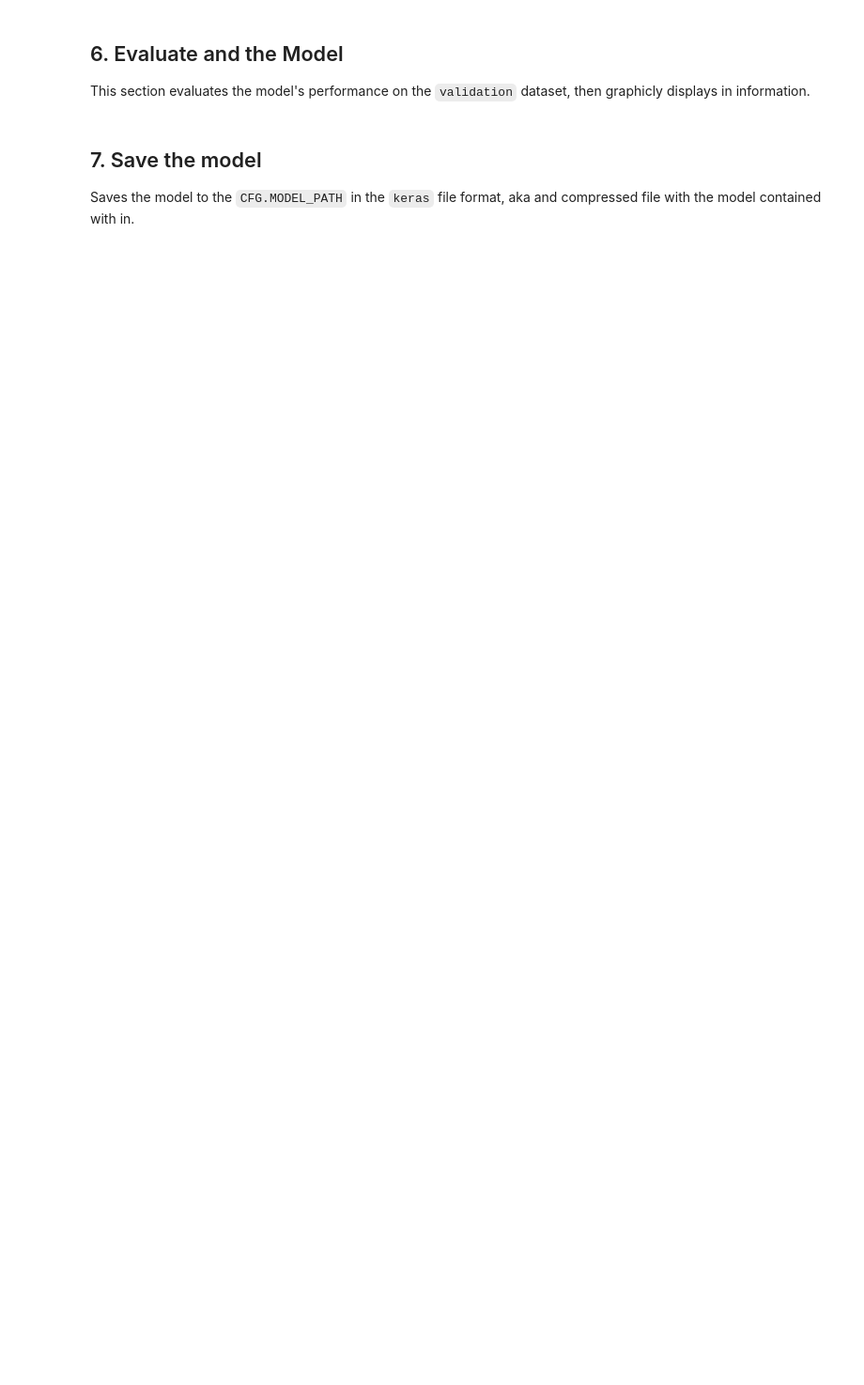
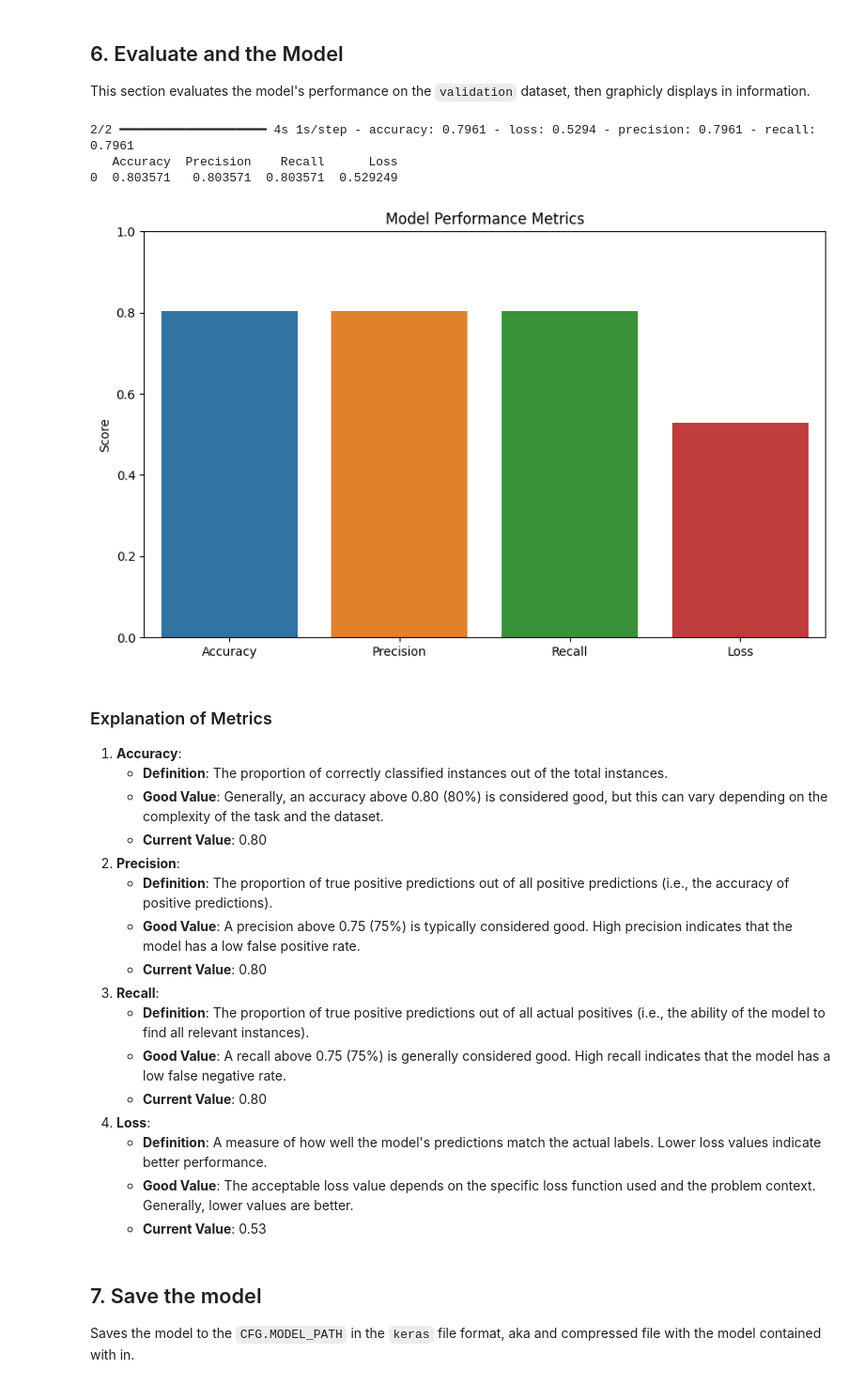
Before and after one commit to denniswhitney2000/isitafriendship, a Jupyter notebook: Build_Friendship_Sloop_Detector_Model.ipynb, the cells around one changed output. Shown at 94% size. Cells and saved outputs as stored; diff of their text form; code cells hidden in the pictures; blank space fills up the shorter version.

Commit message:
now with better recall and precision

```diff
--- a/Build_Friendship_Sloop_Detector_Model.ipynb
+++ b/Build_Friendship_Sloop_Detector_Model.ipynb
@@ -93,6 +93,13 @@ class CFG:
     # Epocs for model training
     NUM_EPOCHS = int(os.environ['NUM_EPOCHS'])
 
+    # Where to save the generated model
     MODEL_PATH = Path(os.environ['MODEL_PATH'])
 
+    # Default image size for the model
+    IMAGE_SIZE = int(os.environ['IMAGE_SIZE'])
+
+    # Generate a random number for the seed
+    SEED = randrange(1000)
+
 pprint.pprint(CFG.__dict__)
@@ -136,7 +305,11 @@ val_gen = datagen.flow_from_directory(
 This section defines the model architecture using the ResNet50 base model with custom classification layers. The base model's layers are frozen to prevent them from being trained and adds multiple metrics.
 # %%
 # Load ResNet50 with pretrained weights and exclude top layers
-base_model = ResNet50(weights='imagenet', include_top=False, input_shape=(img_size, img_size, 3))
+base_model = ResNet50(
+    weights='imagenet',
+    include_top=False,
+    input_shape=(CFG.IMAGE_SIZE, CFG.IMAGE_SIZE, 3)
+)
 
 # Freeze all layers in the base model
 for layer in base_model.layers:
@@ -146,16 +319,21 @@ for layer in base_model.layers:
 x = base_model.output
 x = GlobalAveragePooling2D()(x)
 x = Dense(128, activation='relu')(x)
-x = Dense(1, activation='sigmoid')(x)
+x = Dense(2, activation='softmax')(x)
 print(f'Made: {x}')
 
 # Final model
 model = Model(inputs=base_model.input, outputs=x)
 
 # Compile the model with additional metrics
-model.compile(optimizer='adam',
-              loss='binary_crossentropy',
-              metrics=['accuracy', Precision(), Recall()])
+model.compile(
+    optimizer='adam',
+    loss='binary_crossentropy',
+    metrics=['accuracy', Precision(), Recall()]
+)
 
-# # Debug: Show the model summary
-# model.summary()
+model.fit(
+    train_generator,
+    validation_data = valid_generator,
+    epochs=CFG.NUM_EPOCHS
+)
@@ -197,10 +364,3 @@ This section trains the model using the training and validation data generators.
-# %%
-history = model.fit(
-    train_gen,
-    epochs=CFG.NUM_EPOCHS,
-    validation_data=val_gen
-)
-print(f"Training completed.")
 # %% [markdown]
 ## 6. Evaluate and the Model
 
@@ -212,7 +372,7 @@ import pandas as pd
 from IPython.display import HTML, display
 
 # Evaluate the model
-loss, accuracy, precision, recall = model.evaluate(val_gen)
+loss, accuracy, precision, recall = model.evaluate(valid_generator)
 
 # Create the metrics object
 metrics = {
@@ -249,33 +409,55 @@ def generate_explanation_html(metrics):
             </ul>
         </li>
         <li><strong>Precision</strong>:
             <ul>
                 <li><strong>Definition</strong>: The proportion of true positive predictions out of all positive predictions (i.e., the accuracy of positive predictions).</li>
                 <li><strong>Good Value</strong>: A precision above 0.75 (75%) is typically considered good. High precision indicates that the model has a low false positive rate.</li>
                 <li><strong>Current Value</strong>: {metrics['Precision']:.2f}</li>
             </ul>
         </li>
         <li><strong>Recall</strong>:
             <ul>
                 <li><strong>Definition</strong>: The proportion of true positive predictions out of all actual positives (i.e., the ability of the model to find all relevant instances).</li>
                 <li><strong>Good Value</strong>: A recall above 0.75 (75%) is generally considered good. High recall indicates that the model has a low false negative rate.</li>
                 <li><strong>Current Value</strong>: {metrics['Recall']:.2f}</li>
             </ul>
         </li>
         <li><strong>Loss</strong>:
             <ul>
                 <li><strong>Definition</strong>: A measure of how well the model's predictions match the actual labels. Lower loss values indicate better performance.</li>
                 <li><strong>Good Value</strong>: The acceptable loss value depends on the specific loss function used and the problem context. Generally, lower values are better.</li>
                 <li><strong>Current Value</strong>: {metrics['Loss']:.2f}</li>
             </ul>
         </li>
     </ol>
     """
     return explanation_html
 
 # Generate and display the explanation using HTML
 explanation_html = generate_explanation_html(metrics)
 display(HTML(explanation_html))
+# %% [output]
+2/2 ━━━━━━━━━━━━━━━━━━━━ 4s 1s/step - accuracy: 0.7961 - loss: 0.5294 - precision: 0.7961 - recall: 0.7961
+   Accuracy  Precision    Recall      Loss
+0  0.803571   0.803571  0.803571  0.529249
+[figure, added]
+Explanation of Metrics
+Accuracy:
+Definition: The proportion of correctly classified instances out of the total instances.
+Good Value: Generally, an accuracy above 0.80 (80%) is considered good, but this can vary depending on the complexity of the task and the dataset.
+Current Value: 0.80
+Precision:
+Definition: The proportion of true positive predictions out of all positive predictions (i.e., the accuracy of positive predictions).
+Good Value: A precision above 0.75 (75%) is typically considered good. High precision indicates that the model has a low false positive rate.
+Current Value: 0.80
+Recall:
+Definition: The proportion of true positive predictions out of all actual positives (i.e., the ability of the model to find all relevant instances).
+Good Value: A recall above 0.75 (75%) is generally considered good. High recall indicates that the model has a low false negative rate.
+Current Value: 0.80
+Loss:
+Definition: A measure of how well the model's predictions match the actual labels. Lower loss values indicate better performance.
+Good Value: The acceptable loss value depends on the specific loss function used and the problem context. Generally, lower values are better.
+Current Value: 0.53
 # %% [markdown]
 ## 7. Save the model
 
```
Also changed, not shown: parts of 17 cells of this notebook, 3 other files.
